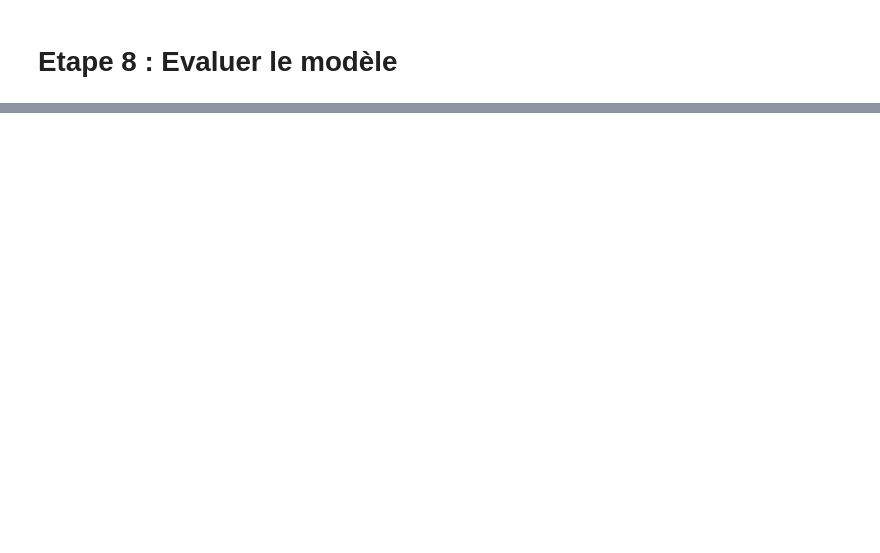
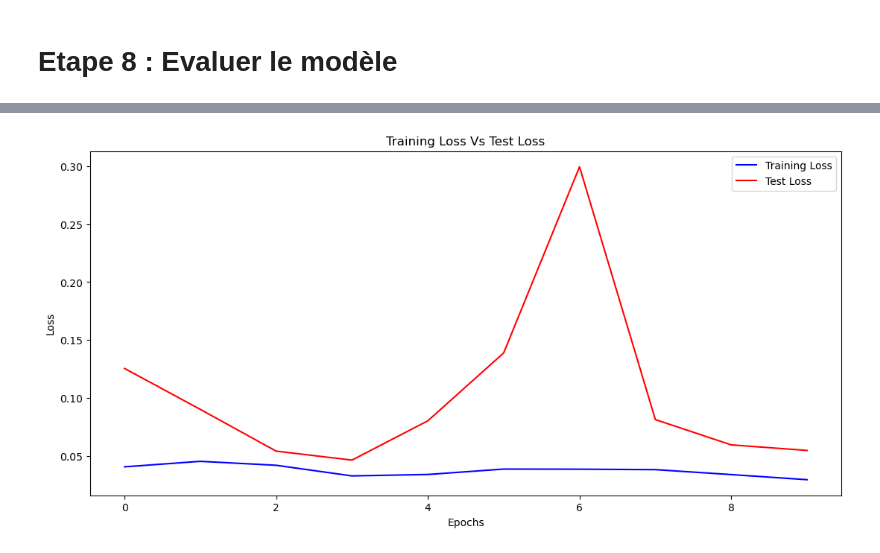
Before and after one commit to Ketsia18/KIMENYEMBO_ILUNGA_KETSIA_cours_IA_Pratique, a Jupyter notebook: chapter_3_lab.ipynb, the cells around one changed output, grey strips where cells are left out. Cells and saved outputs as stored; diff of their text form; code cells hidden in the pictures; blank space fills up the shorter version.

```diff
--- a/chapter_3_lab.ipynb
+++ b/chapter_3_lab.ipynb
@@ -351,0 +349,3 @@ model.evaluate(X_test, y_test)
+# %%
+opt =' Adam'
+epo = 10
@@ -351,0 +396,8 @@ model.evaluate(X_test, y_test)
+# %%
+X_train, X_test, y_train, y_test = train_test_split( X,y, test_size=0.3, random_state=40)
+X_train = scaler.fit_transform(X_train)
+X_test = scaler.fit_transform(X_test)
+
+X_test, X_val, y_test, y_val = train_test_split(X_test,y_test, test_size=0.8, random_state=40)
+# %%
+history=model_dnn.fit(X_train,y_train, epochs=epo, verbose=1,validation_data=(X_val,y_val))
@@ -351,0 +425,18 @@ model.evaluate(X_test, y_test)
+# %%
+epoch_accuracy = history.history['accuracy']
+epoch_loss = history.history['loss']
+
+epoch_val_accuracy = history.history['val_accuracy']
+epoch_val_loss = history.history['val_loss']
+# %%
+plt.figure(figsize=(13, 6))
+plt.plot(range(0, len(epoch_loss)), epoch_loss, color='blue', label='Training Loss')
+plt.plot(range(0, len(epoch_val_loss)), epoch_val_loss, color='red', label='Test Loss')
+plt.xlabel('Epochs')
+plt.ylabel('Loss')
+plt.title('Training Loss Vs Test Loss')
+plt.legend()
+plt.plot()
+plt.show()
+# %% [output]
+[figure, added]
```
Also changed, not shown: parts of 11 cells of this notebook.
